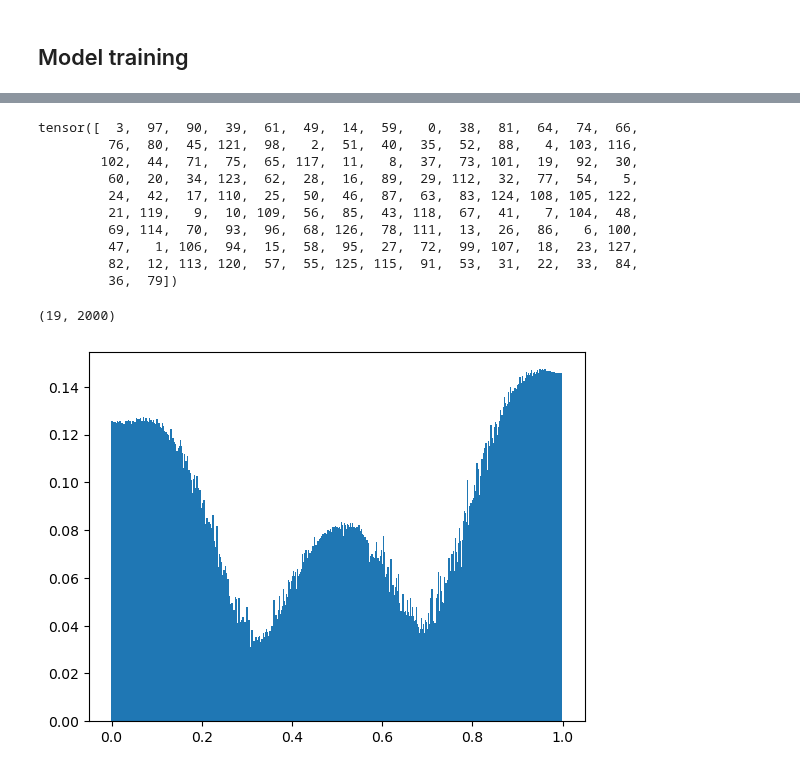
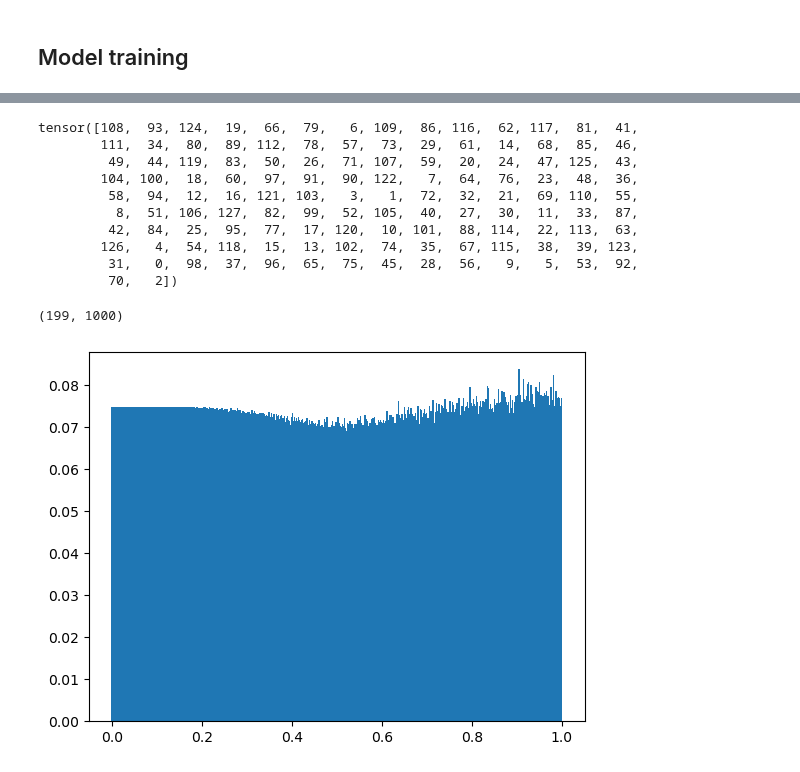
Before and after one commit to bioAI-Oslo/RNN-Adding-Problem-Representations, a Jupyter notebook: notebooks/regularized.ipynb, the cells around one changed output, grey strips where cells are left out. Saved outputs shown, nothing was run; the diff lists cells and outputs as text; code cells hidden in the pictures.

```diff
--- a/notebooks/regularized.ipynb
+++ b/notebooks/regularized.ipynb
@@ -79,9 +79,9 @@ if train1:
     # model2 = torch_RNN1(input_size,t_steps,output_size,hidden_size,lr=0.01,irnn=True,outputnn=False,Wx_normalize=True)
     # model1 = torch_RNN_full_manual(input_size,t_steps,output_size,hidden_size,lr=0.001,irnn=False,outputnn=True,Wx_normalize=False,activation=False)
     # model1 = RNN_L2(input_size,t_steps,output_size,hidden_size,lr=0.001,w_decay=0.000,act_decay=1000,irnn=False,outputnn=True,Wx_normalize=False,activation=False)
-    model1 = RNN_circular_ND(input_size,t_steps,output_size,hidden_size,lr=0.0001,w_decay=0.000,act_decay=0.01,irnn=True,outputnn=False,Wx_normalize=False,activation=False,rotation_init=False,bias=False)
+    model1 = RNN_circular_ND_pm(input_size,t_steps,output_size,hidden_size,lr=0.0001,w_decay=0.000,act_decay=0.01,irnn=True,outputnn=False,Wx_normalize=False,activation=True,rotation_init=False,bias=False)
     # print("Guess on the first 15 training data: ", model1(data[0:15]))
-    _ = model1.train(epochs=5000)
+    _ = model1.train(epochs=7000)
     model1.plot_losses(average=30)
     # model1.plot_accs()
     print("Guess on the first 15 training data: ", model1(data[0:15]))
@@ -146,17 +148,21 @@ for i in range(128):
 # Sorted dimension from lowest to highest value in that dimension
 print(torch.argsort(torch.tensor(maxs),dim=-1))
 # %% [output]
-tensor([  3,  97,  90,  39,  61,  49,  14,  59,   0,  38,  81,  64,  74,  66,
-         76,  80,  45, 121,  98,   2,  51,  40,  35,  52,  88,   4, 103, 116,
-        102,  44,  71,  75,  65, 117,  11,   8,  37,  73, 101,  19,  92,  30,
-         60,  20,  34, 123,  62,  28,  16,  89,  29, 112,  32,  77,  54,   5,
-         24,  42,  17, 110,  25,  50,  46,  87,  63,  83, 124, 108, 105, 122,
-         21, 119,   9,  10, 109,  56,  85,  43, 118,  67,  41,   7, 104,  48,
-         69, 114,  70,  93,  96,  68, 126,  78, 111,  13,  26,  86,   6, 100,
-         47,   1, 106,  94,  15,  58,  95,  27,  72,  99, 107,  18,  23, 127,
-         82,  12, 113, 120,  57,  55, 125, 115,  91,  53,  31,  22,  33,  84,
-         36,  79])
+tensor([108,  93, 124,  19,  66,  79,   6, 109,  86, 116,  62, 117,  81,  41,
+        111,  34,  80,  89, 112,  78,  57,  73,  29,  61,  14,  68,  85,  46,
+         49,  44, 119,  83,  50,  26,  71, 107,  59,  20,  24,  47, 125,  43,
+        104, 100,  18,  60,  97,  91,  90, 122,   7,  64,  76,  23,  48,  36,
+         58,  94,  12,  16, 121, 103,   3,   1,  72,  32,  21,  69, 110,  55,
+          8,  51, 106, 127,  82,  99,  52, 105,  40,  27,  30,  11,  33,  87,
+         42,  84,  25,  95,  77,  17, 120,  10, 101,  88, 114,  22, 113,  63,
+        126,   4,  54, 118,  15,  13, 102,  74,  35,  67, 115,  38,  39, 123,
+         31,   0,  98,  37,  96,  65,  75,  45,  28,  56,   9,   5,  53,  92,
+         70,   2])
 # %%
+t_test = 200
+
+data,labels = datagen_circular_pm(1000,t_test)
+
 test_batch_size = 5000
 
 # xs = data[0:test_batch_size]
@@ -170,43 +176,44 @@ hts = model1(data[0:test_batch_size])
 
 hts = hts.detach().numpy() # Shape [t_steps, batch_size, hidden_size] = [21, 64, 128]
 
-k = 1
+k = 70 # What cell to see the histogram of
+hts_k = abs(hts[1:-1,:,k])
 
-hts_k = abs(hts[1:-1,:,k])
+bins = 2000
+
+import scipy.stats as stats
 
 bin_means, bin_edges, binnumber = stats.binned_statistic(xs.flatten(),hts_k.flatten(),statistic='mean',bins=bins)
 # Bar plot of the histogram
 plt.bar(bin_edges[:-1],bin_means,width=6/bins)
 
 # print(hts.shape)
 
 # fig, ax = plt.subplots(32,4,subplot_kw={'projection': 'polar'})
 # fig.set_size_inches(15, 80)
 # fig.subplots_adjust(hspace=1,wspace=0.2)
 
-bins = 2000
 activity = np.zeros((128,bins))
 
-import scipy.stats as stats
 for k in tqdm(range(128)):
     # k = 103 # What cell to see the histogram of
     hts_k = abs(hts[1:-1,:,k])
     # print(hts_k.shape)
 
     # Bins equally spaced from 0 to 1 in time_steps amount of bins
     bin_means, bin_edges, binnumber = stats.binned_statistic(xs.flatten(),hts_k.flatten(),statistic='mean',bins=bins)
     activity[k,:] = bin_means
     np.nan_to_num(activity,copy=False)
     # Bar plot of the histogram
     # ax[k//4,k%4].bar(bin_edges[:-1]*2*np.pi,bin_means,width=6/bins)
     # # ax[].bar(bin_edges[:-1]*2*np.pi,bin_means,width=6/bins)
     # ax[k//4,k%4].set_title("Cell "+str(k))
     # Adjust space between subplots
 
 # plt.show()
 # %% [output]
-(19, 2000)
+(199, 1000)
-[figure, old version]
+[figure, new version]
 # %%
 import umap
 
```
Also changed, not shown: parts of 18 cells of this notebook, 2 other files.
